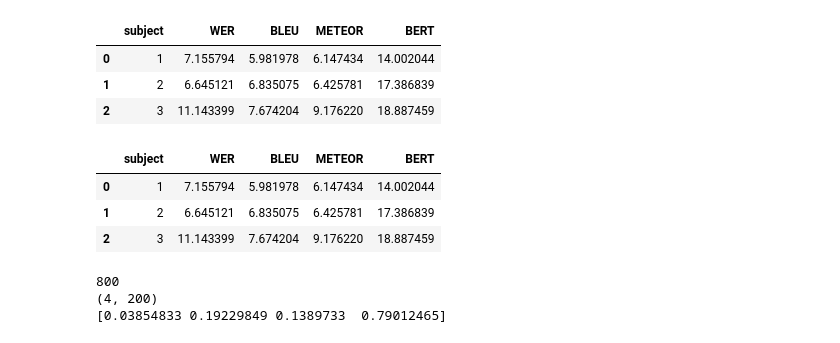
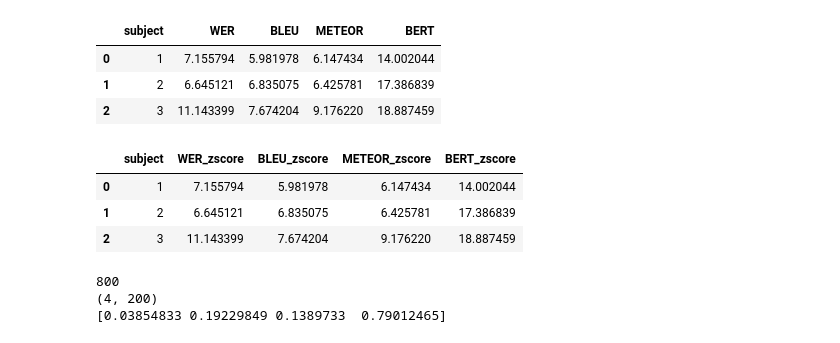
Before and after one commit to imranson/semantic-decoding, a Jupyter notebook: decoding/temp/explore_eval_perceived_speech.ipynb, the cells around one changed output. Drawn from its saved outputs; the diff is of its cells as text; code cells hidden in the pictures.

```diff
--- a/decoding/temp/explore_eval_perceived_speech.ipynb
+++ b/decoding/temp/explore_eval_perceived_speech.ipynb
@@ -53,11 +53,12 @@ results_df
 | 1 | 2 | 6.645121 | 6.835075 | 6.425781 | 17.386839 |
 | 2 | 3 | 11.143399 | 7.674204 | 9.176220 | 18.887459 |
 # %%
+results_df.rename(columns={'WER':'WER_zscore','BLEU':'BLEU_zscore', 'METEOR':'METEOR_zscore', 'BERT':'BERT_zscore'}, inplace=True)
 results_df.to_csv('perceived_speech_zscores.csv',index = False)
 
 results_df
 # %% [output]
-|  | subject | WER | BLEU | METEOR | BERT |
+|  | subject | WER_zscore | BLEU_zscore | METEOR_zscore | BERT_zscore |
 | 0 | 1 | 7.155794 | 5.981978 | 6.147434 | 14.002044 |
 | 1 | 2 | 6.645121 | 6.835075 | 6.425781 | 17.386839 |
 | 2 | 3 | 11.143399 | 7.674204 | 9.176220 | 18.887459 |
```
Also changed, not shown: parts of 1 cell of this notebook, 4 other files.
